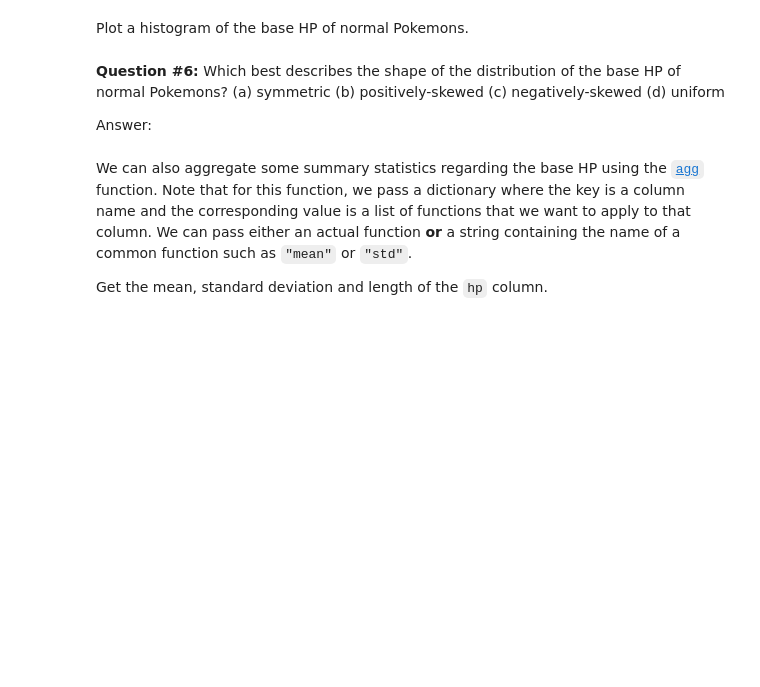
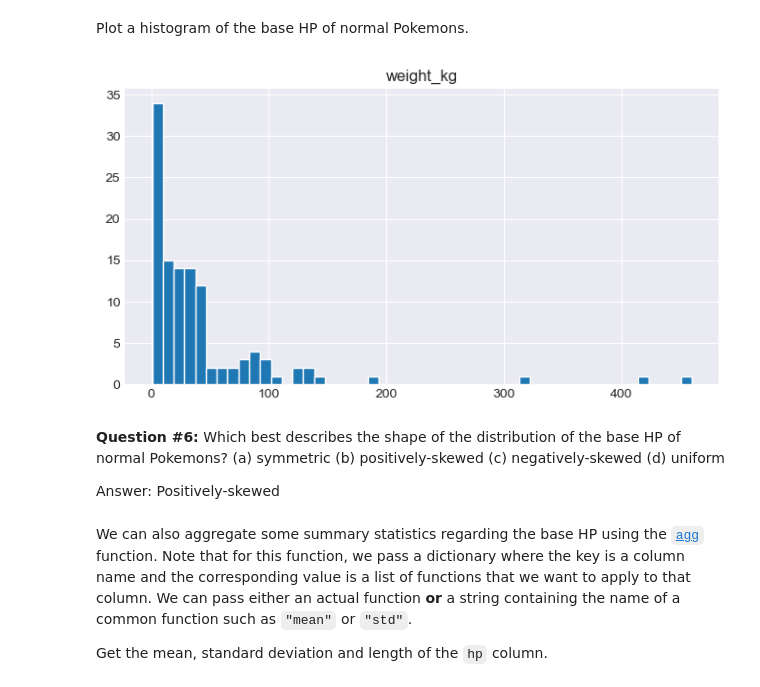
Before and after one commit to DennisAlwyn/DATA100_Graded_Notebook_5-Exploring_Pokemon_Data, a Jupyter notebook: 4 - Exploring Pokemon Data.ipynb, the cells around one changed output. Cells and saved outputs as stored; diff of their text form; code cells hidden in the pictures; blank space fills up the shorter version.

Commit message:
Change plt style and add answers

```diff
--- a/4 - Exploring Pokemon Data.ipynb
+++ b/4 - Exploring Pokemon Data.ipynb
@@ -29,7 +29,8 @@ import pandas as pd
 import matplotlib.pyplot as plt
 
 # sets the theme of the charts
-plt.style.use('seaborn-darkgrid')
+# plt.style.use('seaborn-darkgrid')
+plt.style.use('seaborn-v0_8-darkgrid') # Could not run the above command so changed it to this
 
 %matplotlib inline
 # %% [markdown]
@@ -208,10 +340,14 @@ normal_pokemon_df = pokemon_df[pokemon_df["type_1"] == "Normal"]
 Plot a histogram of the base HP of normal Pokemons.
 # %%
 # Write your code here
+normal_pokemon_df.hist("weight_kg", bins=50, edgecolor='w', figsize=(8, 4))
+plt.show()
+# %% [output]
+[figure, added]
 # %% [markdown]
 **Question #6:** Which best describes the shape of the distribution of the base HP of normal Pokemons? (a) symmetric (b) positively-skewed (c) negatively-skewed (d) uniform
 
-Answer:
+Answer: Positively-skewed
 # %% [markdown]
 We can also aggregate some summary statistics regarding the base HP using the [`agg`](https://pandas.pydata.org/pandas-docs/stable/reference/api/pandas.DataFrame.agg.html) function. Note that for this function, we pass a dictionary where the key is a column name and the corresponding value is a list of functions that we want to apply to that column. We can pass either an actual function **or** a string containing the name of a common function such as `"mean"` or `"std"`.
 
```
Also changed, not shown: parts of 43 cells of this notebook.
